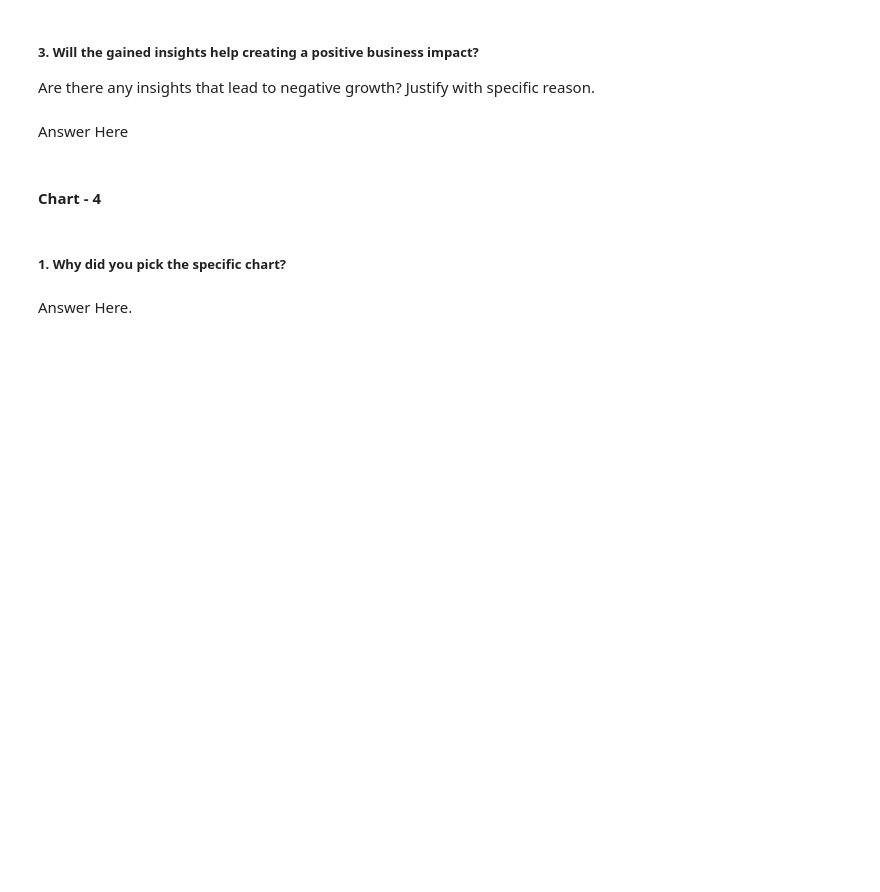
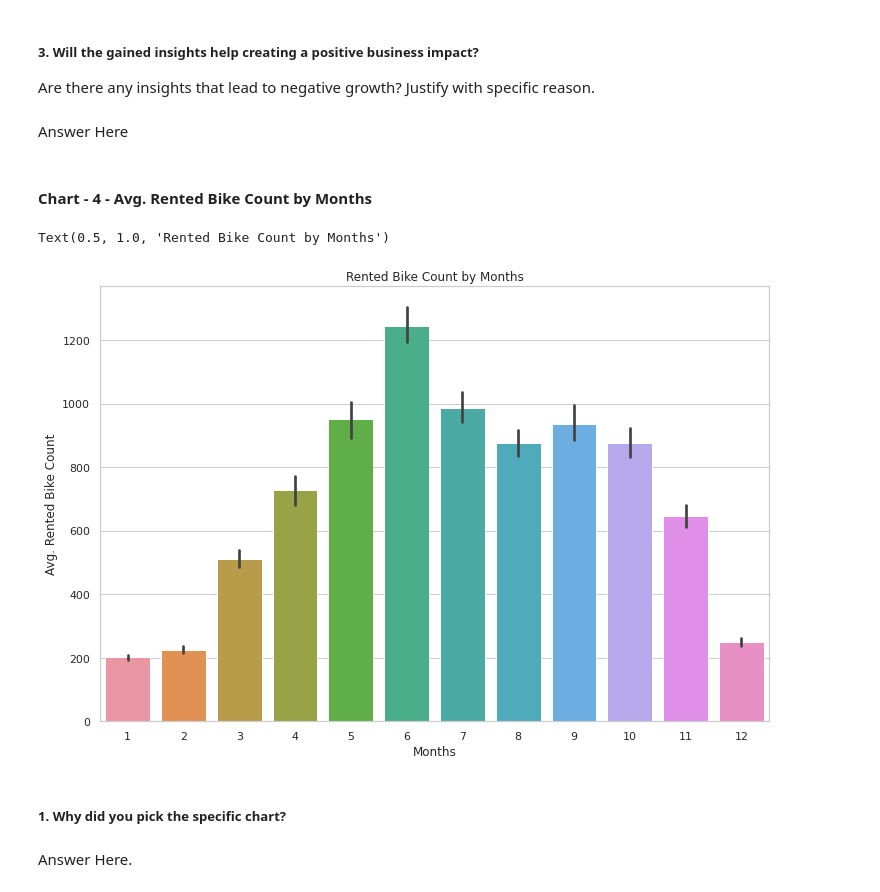
Before and after one commit to ayush9304/BikeSharingDemandPrediction, a Jupyter notebook: Bike_Sharing_Demand_Prediction.ipynb, the cells around one changed output. Saved outputs shown, nothing was run; the diff lists cells and outputs as text; code cells hidden in the pictures; blank space fills up the shorter version.

```diff
--- a/Bike_Sharing_Demand_Prediction.ipynb
+++ b/Bike_Sharing_Demand_Prediction.ipynb
@@ -437,4 +455,4 @@ Are there any insights that lead to negative growth? Justify with specific reaso
 # %% [markdown]
 Answer Here
 # %% [markdown]
-#### Chart - 4
+#### Chart - 4 - Avg. Rented Bike Count by Months
@@ -443,3 +459,12 @@ Answer Here
+# %%
+plt.figure(figsize = (12,8))
+sns.barplot(x='Month', y='Rented Bike Count', data=df)
+plt.xlabel("Months")
+plt.ylabel("Avg. Rented Bike Count")
+plt.title("Rented Bike Count by Months")
+# %% [output]
+Text(0.5, 1.0, 'Rented Bike Count by Months')
+[figure, added]
 # %% [markdown]
 ##### 1. Why did you pick the specific chart?
 # %% [markdown]
```
Also changed, not shown: parts of 23 cells of this notebook.
